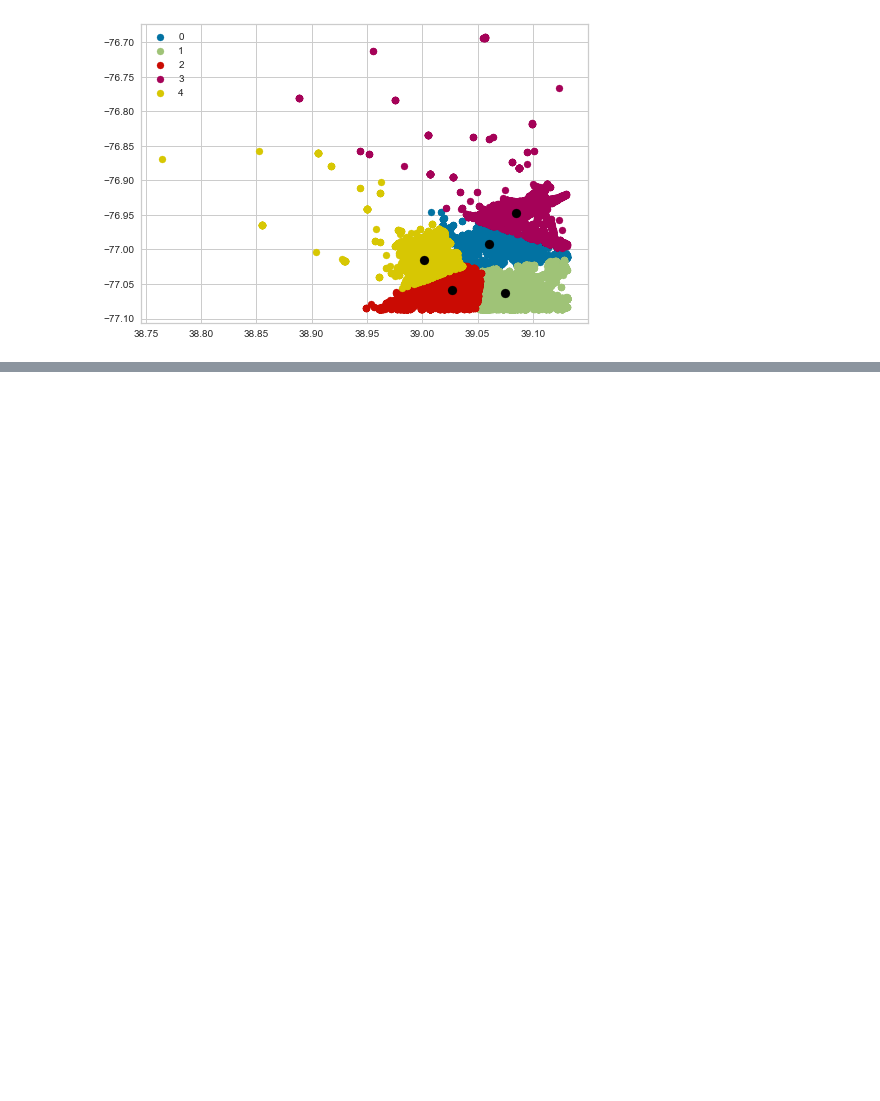
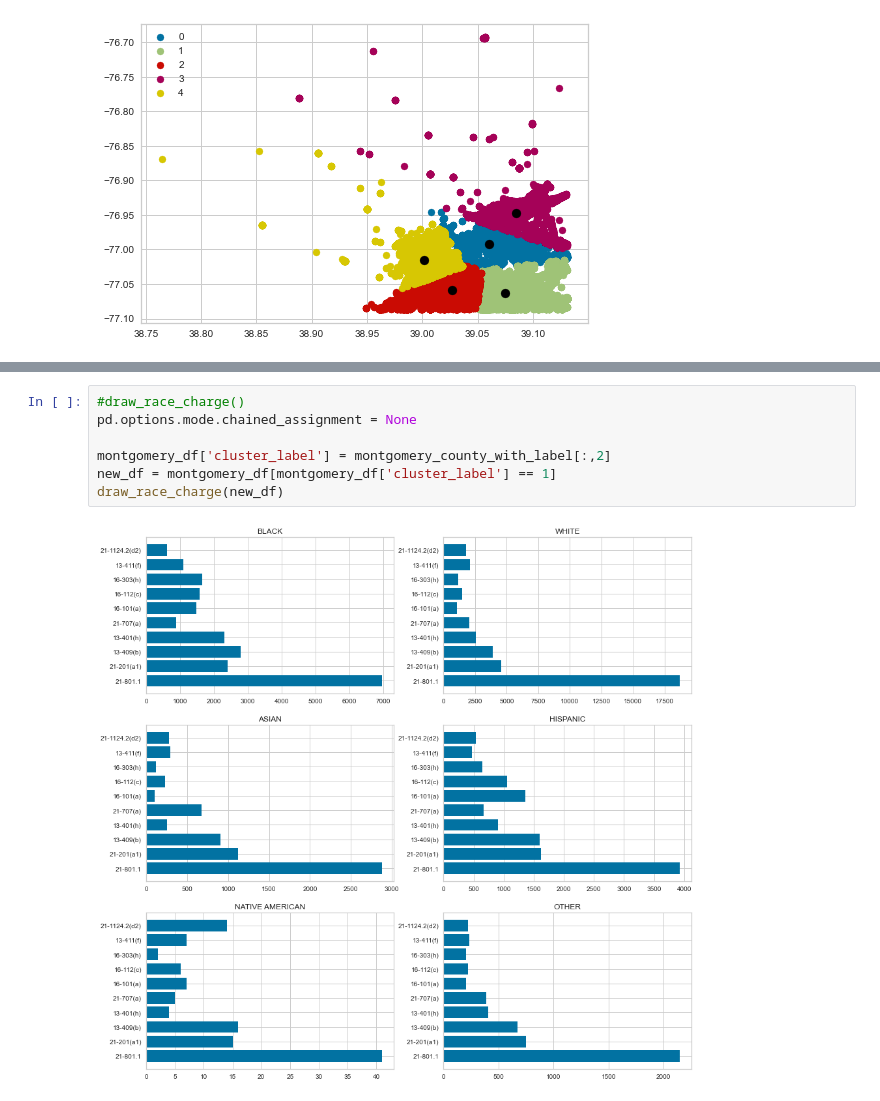
Before and after one commit to matlockhart/cs5830_final, a Jupyter notebook: final.ipynb, the cells around one changed output, grey strips where cells are left out. Saved outputs shown, nothing was run; the diff lists cells and outputs as text; blank space fills up the shorter version.

Commit message:
clusterwise violations added

```diff
--- a/final.ipynb
+++ b/final.ipynb
@@ -548,0 +602,9 @@ draw_gender_vs_charges(montgomery_df)
+# %%
+#draw_race_charge()
+pd.options.mode.chained_assignment = None
+
+montgomery_df['cluster_label'] = montgomery_county_with_label[:,2]
+new_df = montgomery_df[montgomery_df['cluster_label'] == 1]
+draw_race_charge(new_df)
+# %% [output]
+[figure, added]
```
Also changed, not shown: parts of 11 cells of this notebook.
